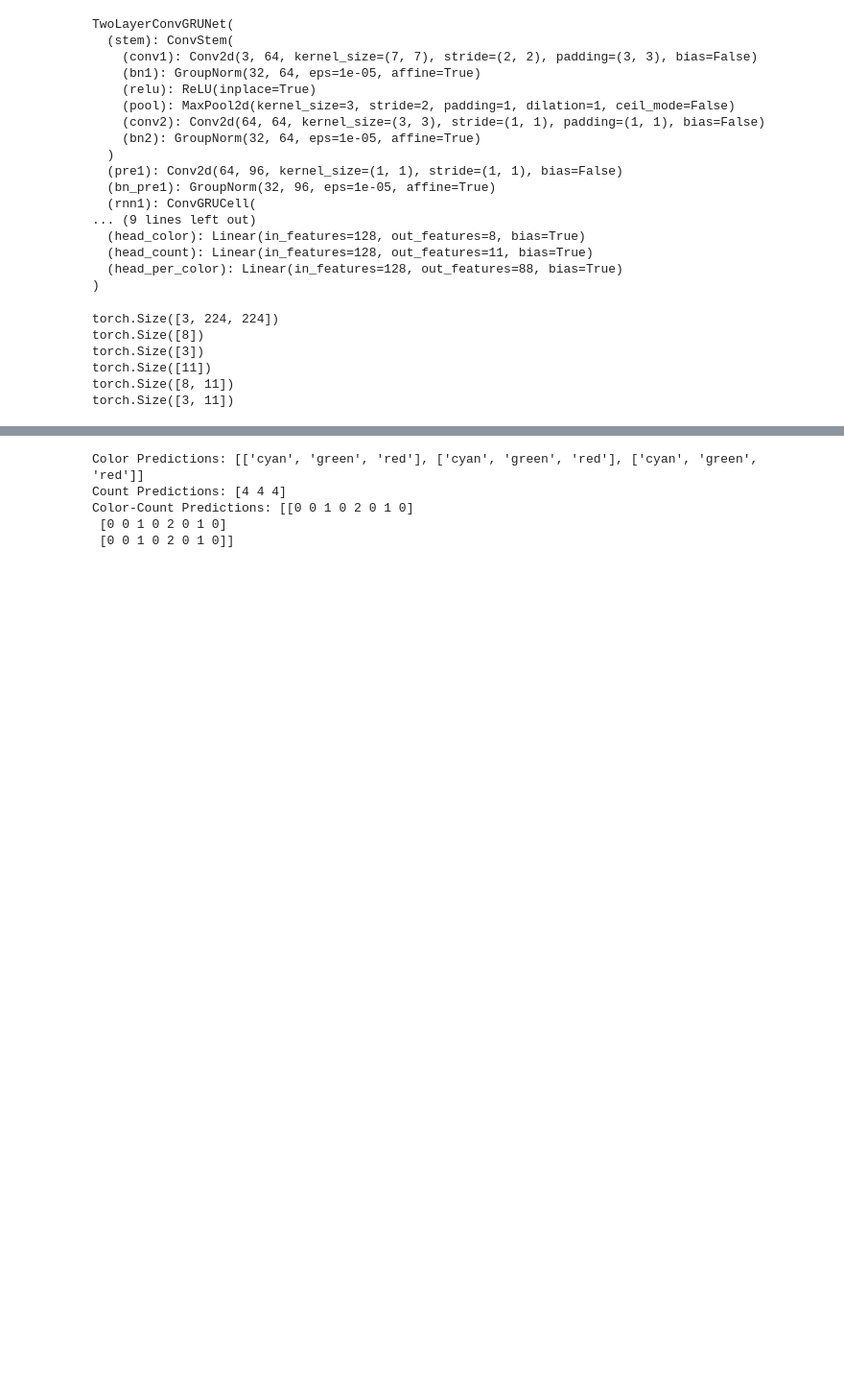
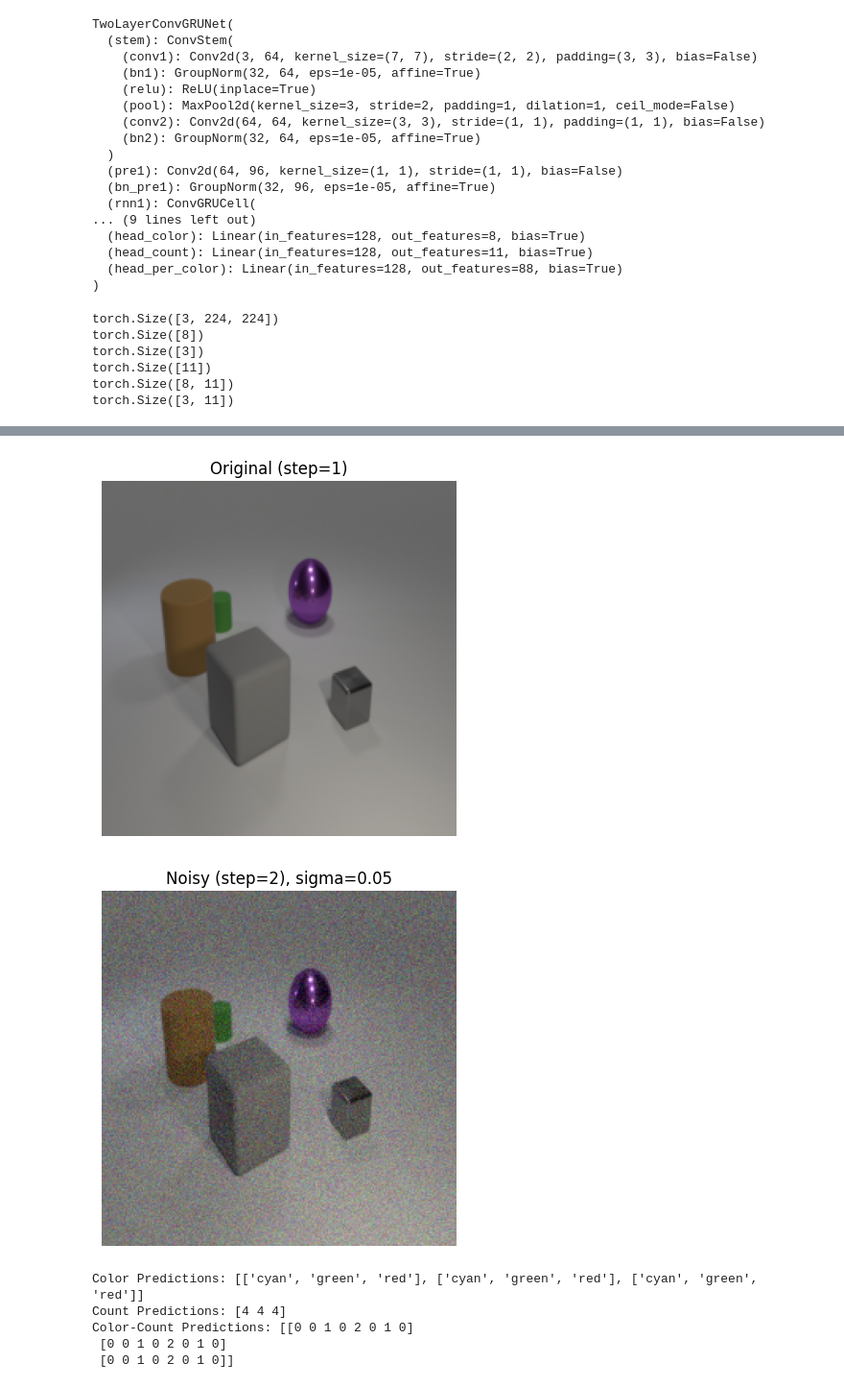
Before and after one commit to cyh812/REVAE, a Jupyter notebook: notebooks/LoadModel.ipynb, the cells around one changed output, grey strips where cells are left out. Shown at 96% size. Cells and saved outputs as stored; diff of their text form; code cells hidden in the pictures; blank space fills up the shorter version.

```diff
--- a/notebooks/LoadModel.ipynb
+++ b/notebooks/LoadModel.ipynb
@@ -112,3 +112,23 @@ plt.show()
+# %%
+# 简单高斯加噪（强度可控）
+sigma = 0.05  # 噪声强度：0.05轻 / 0.15中 / 0.30强
+img_noisy = (img + torch.randn_like(img) * sigma).clamp(0.0, 1.0)
+
+# show 对比：原图 vs 加噪后
+plt.figure()
+plt.imshow(img.detach().cpu().numpy().transpose(1, 2, 0).clip(0, 1))
+plt.axis("off")
+plt.title("Original (step=1)")
+plt.show()
+
+plt.figure()
+plt.imshow(img_noisy.detach().cpu().numpy().transpose(1, 2, 0).clip(0, 1))
+plt.axis("off")
+plt.title(f"Noisy (step=2), sigma={sigma}")
+plt.show()
+# %% [output]
+[figure, added]
+[figure, added]
 # %%
 # 一张图像及其对应的全部信息：图+颜色种类+数量+颜色：数量
 # 一张图像拿模型测出的全部信息：图+颜色种类+数量+颜色：数量
```
Also changed, not shown: parts of 3 cells of this notebook, 4 other files.
